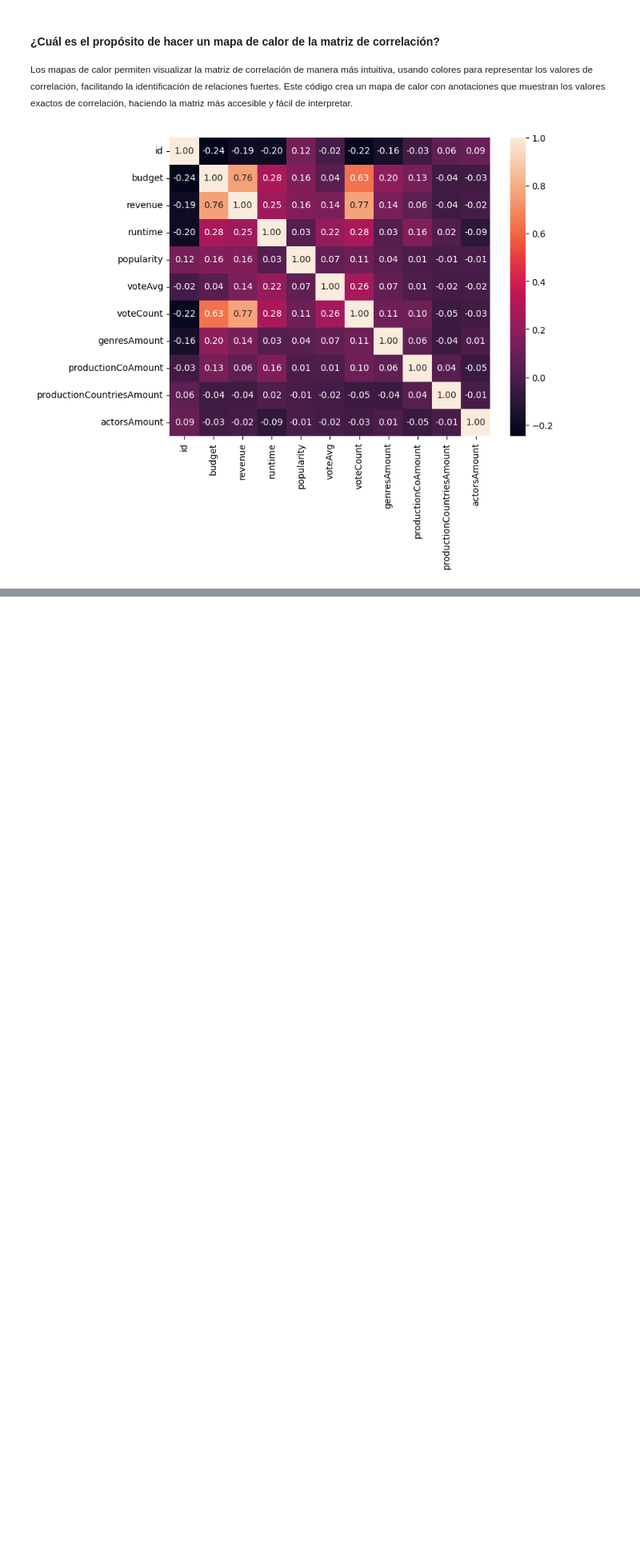
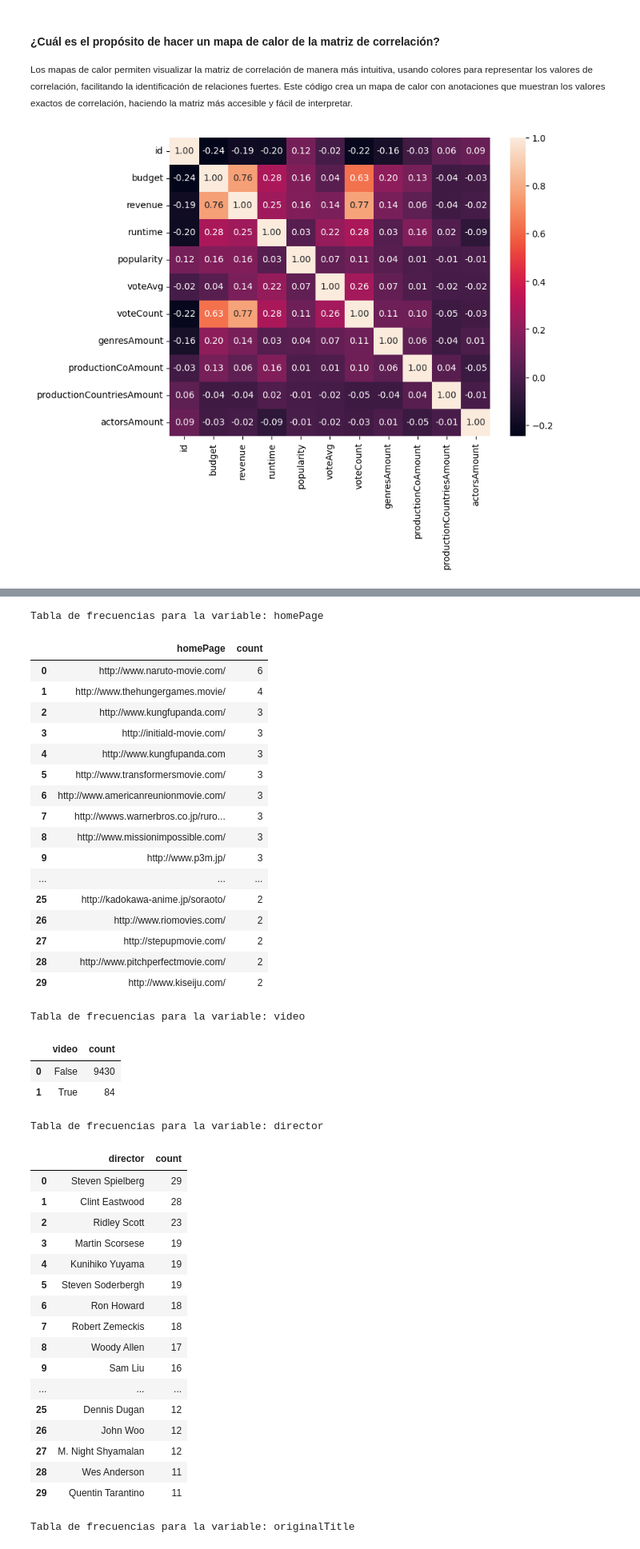
Before and after one commit to XavierLopez25/HT1-MD, a Jupyter notebook: AnalisisExploratorio.ipynb, the cells around one changed output, grey strips where cells are left out. Shown at 80% size. Saved outputs shown, nothing was run; the diff lists cells and outputs as text; code cells hidden in the pictures; blank space fills up the shorter version.

Commit message:
feat: Add frequency tables for qualitative variables in the dataset

```diff
--- a/AnalisisExploratorio.ipynb
+++ b/AnalisisExploratorio.ipynb
@@ -174,0 +197,74 @@ plt.show()
+# %%
+# Loading the CSV file using a specific character encoding to handle special characters
+df = pd.read_csv('movies.csv', encoding='ISO-8859-1')
+
+# List of qualitative (categorical) columns to analyze
+cualitative_columns = [
+    'homePage', 'video', 'director', 'originalTitle', 'title', 'originalLanguage'
+]
+
+# Creating a frequency table dictionary where the key is the column name and the value is the frequency count of unique entries in that column
+freq_table = {col: df[col].value_counts() for col in cualitative_columns}
+
+# Dictionary for handling columns that contain multiple values separated by '|'
+multiple_value_columns = {
+    'genres': 'genres',
+    'actors': 'actors',
+    'actorsCharacter': 'actorsCharacter',
+    'productionCompanyCountry': 'productionCompanyCountry',
+    'productionCountry': 'productionCountry',
+    'productionCompany': 'productionCompany'
+}
+
+# Iterating over the dictionary to split the entries by '|', explode them into separate rows, and count the frequency of each unique value
+for key, value in multiple_value_columns.items():
+    all_items = df[value].dropna().str.split('|').explode()
+    freq_table[value] = all_items.value_counts()
+
+# Printing the frequency table for each column. The 'display' function from IPython.display is used here for a more formatted output, suitable for Jupyter notebooks.
+for column, table in freq_table.items():
+    print(f"Tabla de frecuencias para la variable: {column}")
+    display(table.reset_index().head(30))
+    print("\n")
+# %% [output]
+Tabla de frecuencias para la variable: homePage
+|  | homePage | count |
+| 0 | http://www.naruto-movie.com/ | 6 |
+| 1 | http://www.thehungergames.movie/ | 4 |
+| 2 | http://www.kungfupanda.com/ | 3 |
+| 3 | http://initiald-movie.com/ | 3 |
+| 4 | http://www.kungfupanda.com | 3 |
+| 5 | http://www.transformersmovie.com/ | 3 |
+| 6 | http://www.americanreunionmovie.com/ | 3 |
+| 7 | http://wwws.warnerbros.co.jp/ruro... | 3 |
+| 8 | http://www.missionimpossible.com/ | 3 |
+| 9 | http://www.p3m.jp/ | 3 |
+| ... | ... | ... |
+| 25 | http://kadokawa-anime.jp/soraoto/ | 2 |
+| 26 | http://www.riomovies.com/ | 2 |
+| 27 | http://stepupmovie.com/ | 2 |
+| 28 | http://www.pitchperfectmovie.com/ | 2 |
+| 29 | http://www.kiseiju.com/ | 2 |
+Tabla de frecuencias para la variable: video
+|  | video | count |
+| 0 | False | 9430 |
+| 1 | True | 84 |
+Tabla de frecuencias para la variable: director
+|  | director | count |
+| 0 | Steven Spielberg | 29 |
+| 1 | Clint Eastwood | 28 |
+| 2 | Ridley Scott | 23 |
+| 3 | Martin Scorsese | 19 |
+| 4 | Kunihiko Yuyama | 19 |
+| 5 | Steven Soderbergh | 19 |
+| 6 | Ron Howard | 18 |
+| 7 | Robert Zemeckis | 18 |
+| 8 | Woody Allen | 17 |
+| 9 | Sam Liu | 16 |
+| ... | ... | ... |
+| 25 | Dennis Dugan | 12 |
+| 26 | John Woo | 12 |
+| 27 | M. Night Shyamalan | 12 |
+| 28 | Wes Anderson | 11 |
+| 29 | Quentin Tarantino | 11 |
+Tabla de frecuencias para la variable: originalTitle
```
Also changed, not shown: parts of 4 cells of this notebook.
